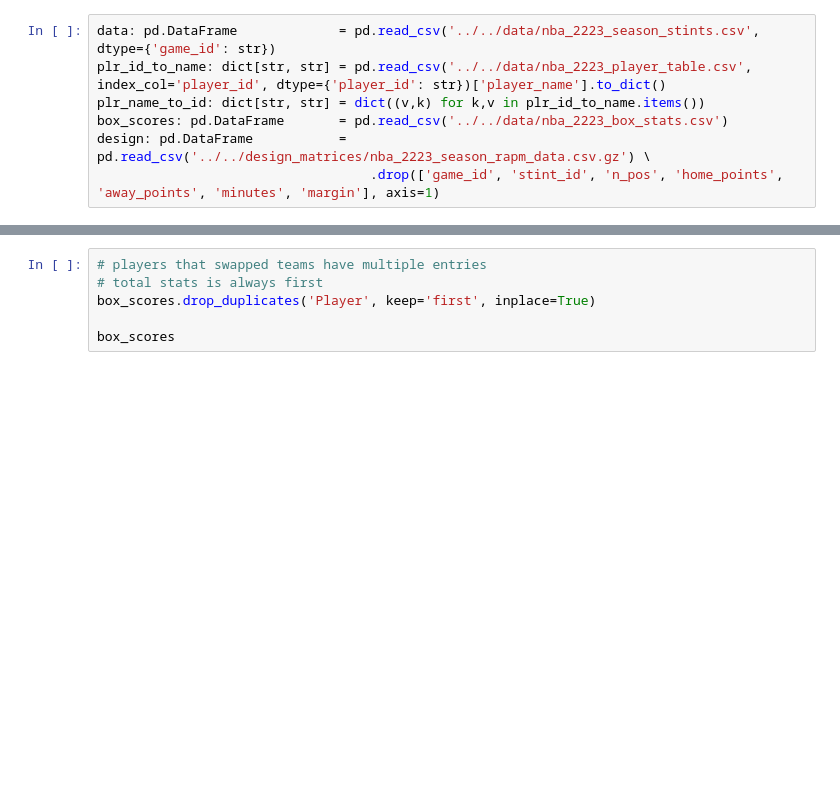
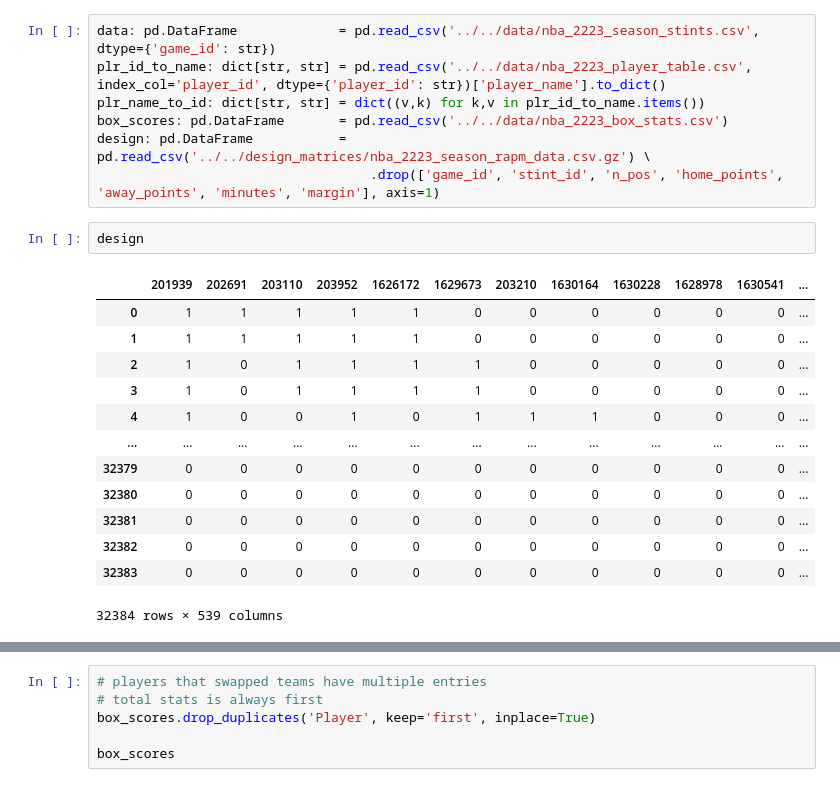
Before and after one commit to DanLeEpicMan/RAPM, a Jupyter notebook: code/analyze/propensity_scores.ipynb, the cells around one changed output, grey strips where cells are left out. Cells and saved outputs as stored; diff of their text form; blank space fills up the shorter version.

```diff
--- a/code/analyze/propensity_scores.ipynb
+++ b/code/analyze/propensity_scores.ipynb
@@ -32,3 +32,19 @@ plr_name_to_id: dict[str, str] = dict((v,k) for k,v in plr_id_to_name.items())
 box_scores: pd.DataFrame       = pd.read_csv('../../data/nba_2223_box_stats.csv')
 design: pd.DataFrame           = pd.read_csv('../../design_matrices/nba_2223_season_rapm_data.csv.gz') \
                                    .drop(['game_id', 'stint_id', 'n_pos', 'home_points', 'away_points', 'minutes', 'margin'], axis=1)
+# %%
+design
+# %% [output]
+|  | 201939 | 202691 | 203110 | 203952 | 1626172 | 1629673 | 203210 | 1630164 | 1630228 | 1628978 | 1630541 | ... |
+| 0 | 1 | 1 | 1 | 1 | 1 | 0 | 0 | 0 | 0 | 0 | 0 | ... |
+| 1 | 1 | 1 | 1 | 1 | 1 | 0 | 0 | 0 | 0 | 0 | 0 | ... |
+| 2 | 1 | 0 | 1 | 1 | 1 | 1 | 0 | 0 | 0 | 0 | 0 | ... |
+| 3 | 1 | 0 | 1 | 1 | 1 | 1 | 0 | 0 | 0 | 0 | 0 | ... |
+| 4 | 1 | 0 | 0 | 1 | 0 | 1 | 1 | 1 | 0 | 0 | 0 | ... |
+| ... | ... | ... | ... | ... | ... | ... | ... | ... | ... | ... | ... | ... |
+| 32379 | 0 | 0 | 0 | 0 | 0 | 0 | 0 | 0 | 0 | 0 | 0 | ... |
+| 32380 | 0 | 0 | 0 | 0 | 0 | 0 | 0 | 0 | 0 | 0 | 0 | ... |
+| 32381 | 0 | 0 | 0 | 0 | 0 | 0 | 0 | 0 | 0 | 0 | 0 | ... |
+| 32382 | 0 | 0 | 0 | 0 | 0 | 0 | 0 | 0 | 0 | 0 | 0 | ... |
+| 32383 | 0 | 0 | 0 | 0 | 0 | 0 | 0 | 0 | 0 | 0 | 0 | ... |
+32384 rows × 539 columns
```
Also changed, not shown: parts of 14 cells of this notebook, 15 other files.
